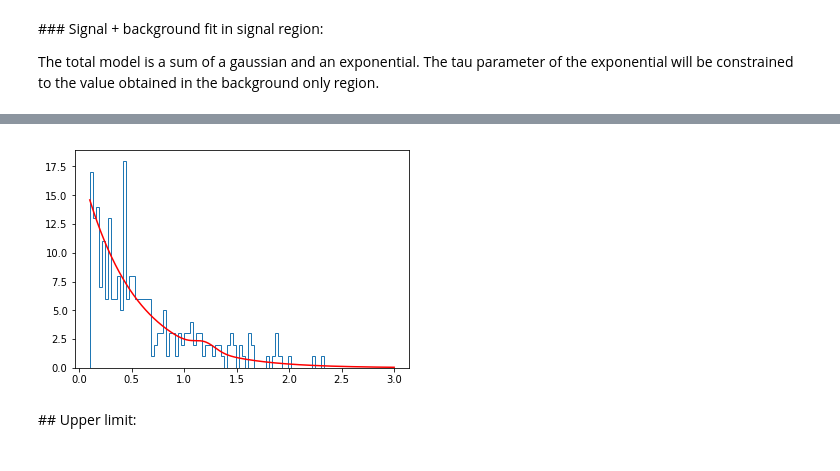
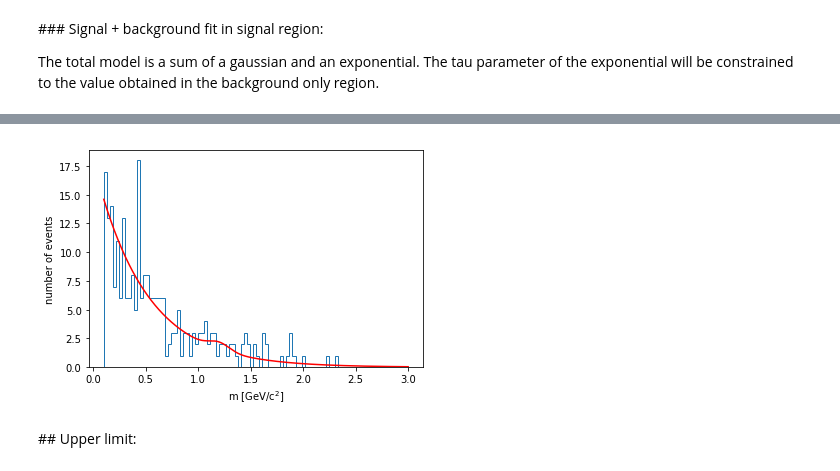
Before and after one commit to marinang/lauztat, a Jupyter notebook: examples/notebooks/upperlimit_zfit_asy.ipynb, the cells around one changed output, grey strips where cells are left out. Drawn from its saved outputs; the diff is of its cells as text; code cells hidden in the pictures.

```diff
--- a/examples/notebooks/upperlimit_zfit_asy.ipynb
+++ b/examples/notebooks/upperlimit_zfit_asy.ipynb
@@ -130,9 +130,12 @@ def plotfitresult(pdf, bounds, nbins, data):
 # %%
 nbins = 100
 plt.hist(data, bins=nbins, histtype='step', range=bounds);
 plotfitresult(tot_model, bounds, nbins, data)
+plt.xlabel("m [GeV/c$^2$]")
+plt.ylabel("number of events")
+plt.savefig("fit_upper_limit_ex.png")
 # %% [output]
-[figure, old version]
+[figure, new version]
 # %% [markdown]
 ## Upper limit:
 # %%
```
Also changed, not shown: parts of 2 cells of this notebook, 8 other files.
